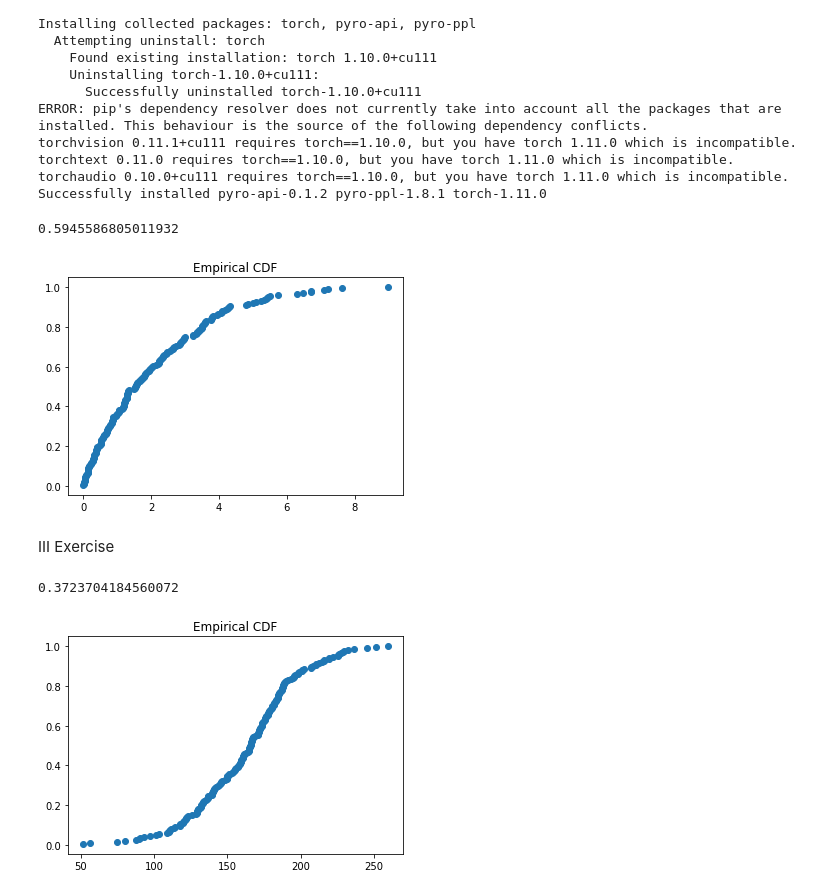
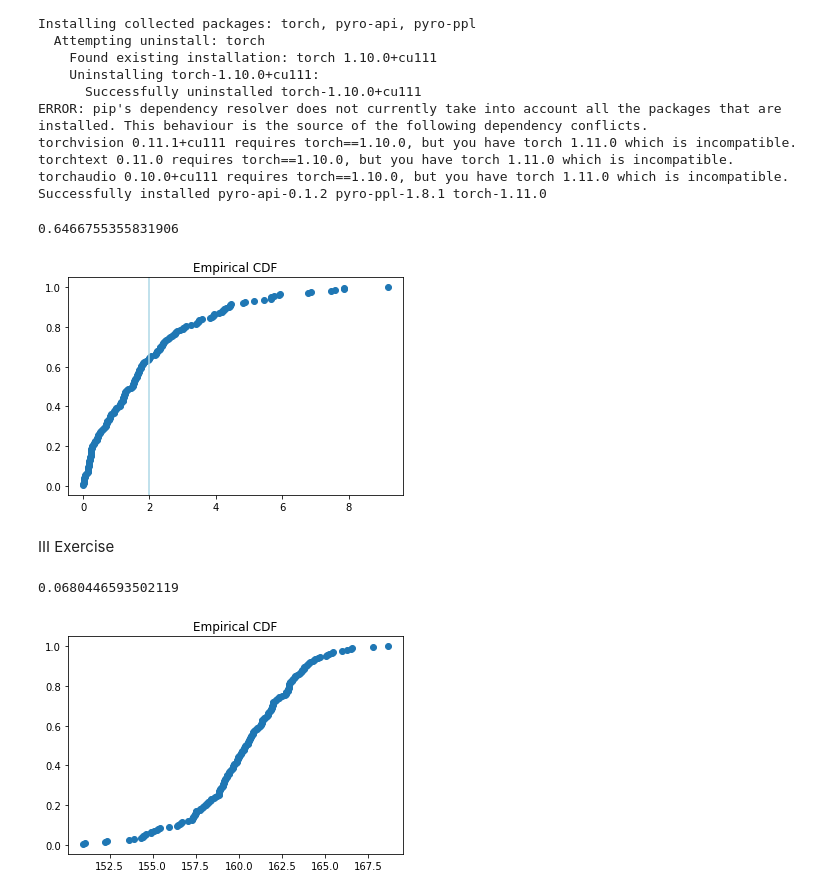
Before and after one commit to ImolaFodor/probabilistic-ML, a Jupyter notebook: HW02_pyro.ipynb, the cells around one changed output. Drawn from its saved outputs; the diff is of its cells as text; code cells hidden in the pictures.

```diff
--- a/HW02_pyro.ipynb
+++ b/HW02_pyro.ipynb
@@ -43,28 +43,29 @@ exp_samples = [pyro.sample("e",exp) for i in range(200)]
 # %%
 import numpy as np
 
 def ecdf(dist, k, n_samples):
     samples = [pyro.sample("d",dist) for i in range(n_samples)]
     x = np.sort(samples)
     y = np.arange(1, n_samples+1) / n_samples
     result = np.interp(k, x,y)
     plt.scatter(x=x, y=y);
+    plt.axvline(x=2, color='lightblue')
     plt.title("Empirical CDF")
     plt
     print(result)
 
 ecdf(exp, 2, 200)
 # %% [output]
-0.5945586805011932
+0.6466755355831906
-[figure, old version]
+[figure, new version]
 # %% [markdown]
 III Exercise
 # %%
-normal = dist.Normal(166, 36)
+normal = dist.Normal(160, 3)
 ecdf(normal, 155, 200)
 # %% [output]
-0.3723704184560072
+0.0680446593502119
-[figure, old version]
+[figure, new version]
 # %%
 ecdf(normal, 175, 200)
 # %% [output]
```
Also changed, not shown: parts of 3 cells of this notebook.
